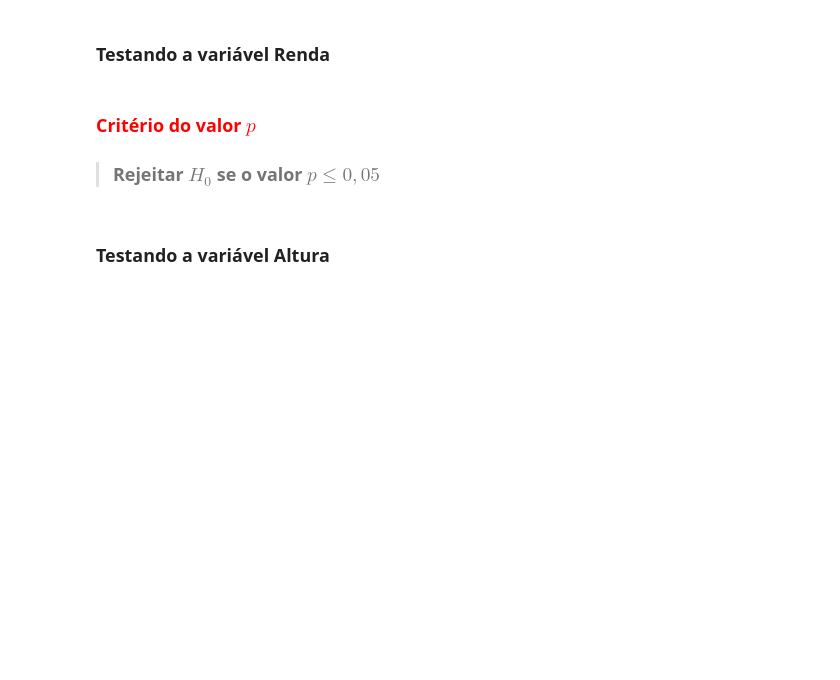
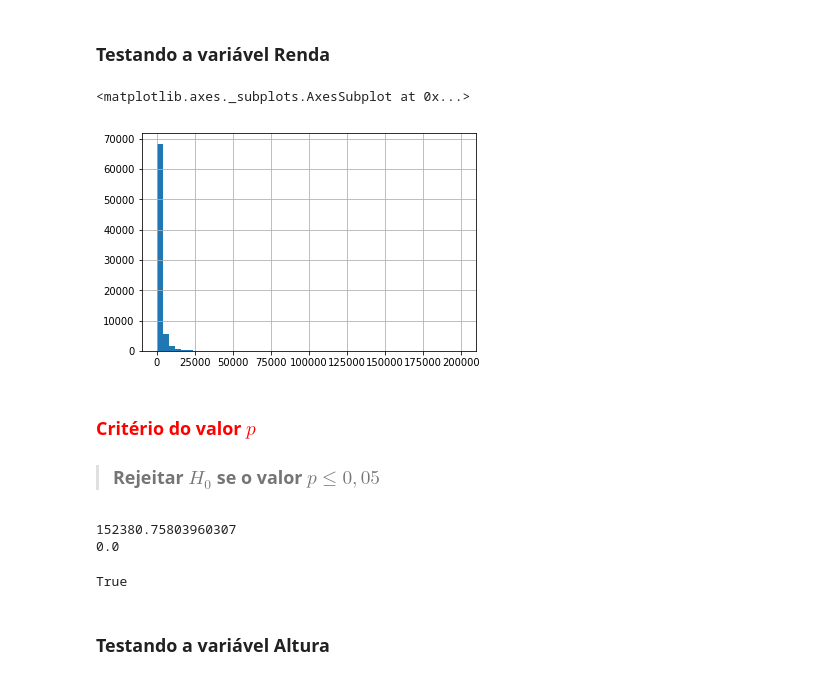
Before and after one commit to felipesayegg/Estatistica_com_Python, a Jupyter notebook: Curso_de_Estatística_Parte_3.ipynb, the cells around one changed output. Drawn from its saved outputs; the diff is of its cells as text; code cells hidden in the pictures; blank space fills up the shorter version.

```diff
--- a/Curso_de_Estatística_Parte_3.ipynb
+++ b/Curso_de_Estatística_Parte_3.ipynb
@@ -128,0 +129,2 @@ import numpy as np # Biblioteca pandas
+# %%
+dados = pd.read_csv('dados.csv')
@@ -144,8 +159,24 @@ A função *normaltest* testa a hipótese nula $H_0$ de que a amostra é proveni
 # %% [markdown]
 ### Testando a variável Renda
+# %%
+dados.Renda.hist(bins = 50)
+# %% [output]
+<matplotlib.axes._subplots.AxesSubplot at 0x...>
+[figure, added]
 # %% [markdown]
 ### <font color='red'>Critério do valor $p$</font>
 
 > ### Rejeitar $H_0$ se o valor $p\leq 0,05$
+# %%
+stat_test, p_valor = normaltest(dados.Renda)
+print(stat_test)
+print(p_valor)
+# %% [output]
+152380.75803960307
+0.0
+# %%
+p_valor <= significancia
+# %% [output]
+True
 # %% [markdown]
 ### Testando a variável Altura
```
Also changed, not shown: parts of 134 cells of this notebook.
